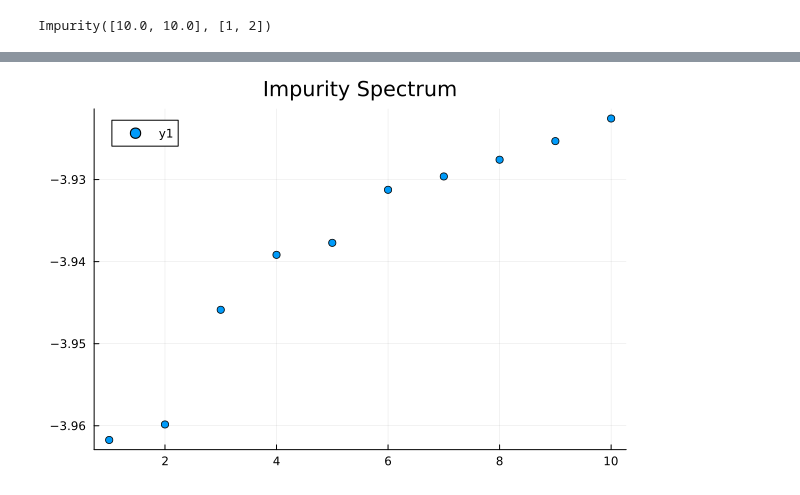
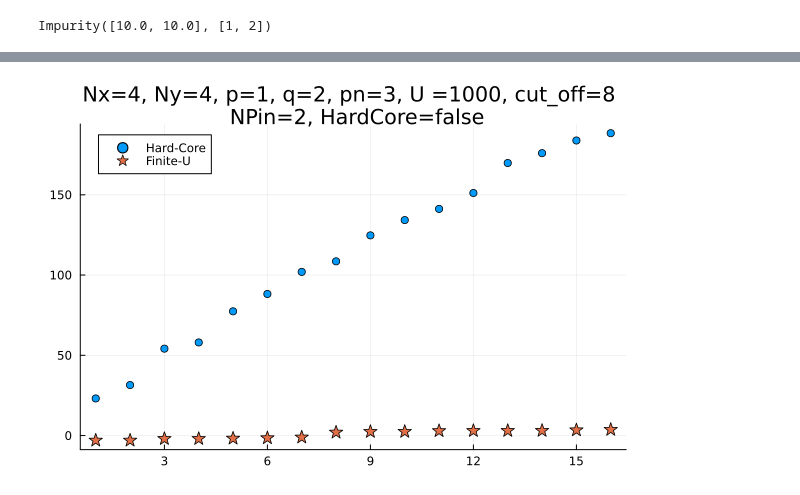
Before and after one commit to Umut-Can-Physics/Kagome-Lattice, a Jupyter notebook: Hofstadter-KM-Kagome/Many-Body/Kapit-Mueller(KM)/KM_Impurity.ipynb, the cells around one changed output, grey strips where cells are left out. Cells and saved outputs as stored; diff of their text form; code cells hidden in the pictures.

```diff
--- a/Hofstadter-KM-Kagome/Many-Body/Kapit-Mueller(KM)/KM_Impurity.ipynb
+++ b/Hofstadter-KM-Kagome/Many-Body/Kapit-Mueller(KM)/KM_Impurity.ipynb
@@ -70,4 +56,21 @@ Impurity_H = Imp_H(H_Total, Sub_Number_MB_Operator_List, Impurity_Data);
-# %%
-scatter(ϵ[1:10], title="Impurity Spectrum")
-# %% [output]
-[figure, removed]
+# %%
+ϵ_proj_hard_core, λ_proj_hard_core = eigenstates(Impurity_H_proj_hard_core);
+# %%
+HardCore=false
+HTotalSub, P, Pt, basis_cut_mb = H_Hubbard_Projection(N, pn, matrix, Cut_Off, HardCore)
+
+num_sub_list = get_num_sub_list(N_Site, P, Pt)
+basis_cut_sp = NLevelBasis(Cut_Off)
+Sub_Number_MB_Operator_List = get_num_mb_op(N_Site, basis_cut_sp, num_sub_list, basis_cut_mb);
+# %%
+Impurity_H_proj_finite = Imp_H(HTotalSub, Sub_Number_MB_Operator_List, Impurity_Data);
+# %%
+ϵ_proj_finite, λ_proj_finite = eigenstates(Impurity_H_proj_finite);
+# %%
+n = 1
+m = 16
+
+scatter(ϵ_proj_hard_core[n:m],label="Hard-Core",title="Nx=$(Nx), Ny=$(Ny), p=$(p), q=$(q), pn=$(pn), U =$(U), cut_off=$(Cut_Off) \n NPin=$(NPin), HardCore=$(HardCore)")
+scatter!(ϵ_proj_finite[n:m], markershape=:star,markersize=7, label="Finite-U")
+# %% [output]
+[figure, added]
```
Also changed, not shown: parts of 17 cells of this notebook, 6 other files.
